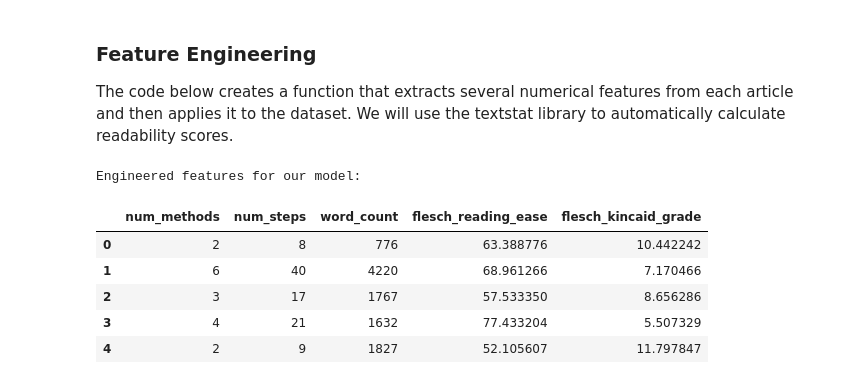
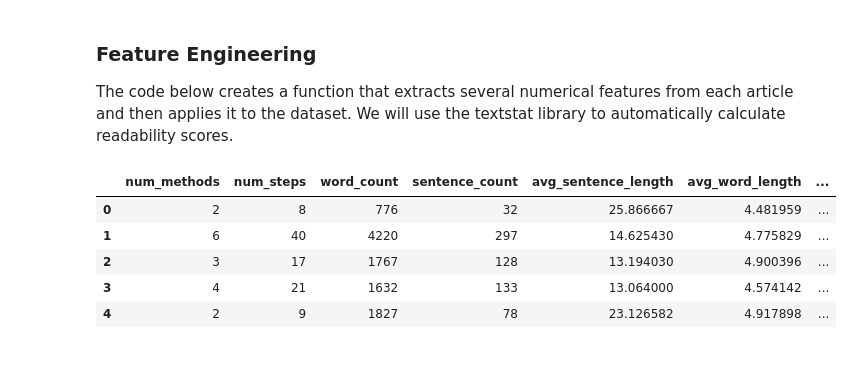
Before and after one commit to marcocastillo865/Instruction-Complexity-Analyzer, a Jupyter notebook: instruction_complexity_analyzer.ipynb, the cells around one changed output. Drawn from its saved outputs; the diff is of its cells as text; code cells hidden in the pictures.

Commit message:
updated requirements file with additional dependencies and added new features for model training and testing

```diff
--- a/instruction_complexity_analyzer.ipynb
+++ b/instruction_complexity_analyzer.ipynb
@@ -95,54 +94,60 @@ Plots generated successfully.
 ### Feature Engineering
 The code below creates a function that extracts several numerical features from each article and then applies it to the dataset. We will use the textstat library to automatically calculate readability scores.
 # %%
-def create_features(article):
+import textstat # A library for calculating readability scores
+import numpy as np # Import numpy for calculations
+
+def create_features_enhanced(article):
     """
     This function takes a single wikiHow article object and returns a
-    dictionary of engineered features.
+    dictionary of enhanced features.
     """
     features = {}
 
     try:
-        # 1. Structural Features (already calculated in your EDA)
-        # We recalculate them here to put them in the final features DataFrame
+        # 1. Structural Features
         features['num_methods'] = article.n_methods
         features['num_steps'] = sum(len(method.steps) for method in article.methods)
 
         # 2. Linguistic & Readability Features
-        # Combine all text into one block for analysis
         full_text = article.intro
         for method in article.methods:
             for step in method.steps:
                 full_text += " " + step.description
 
-        # Avoid division by zero for empty articles
-        if not full_text:
+        if not full_text.strip():
             return None
 
-        features['word_count'] = len(full_text.split())
+        # Calculate new text-based features
+        words = full_text.split()
+        word_count = len(words)
+        if word_count == 0:
+            return None # Skip if there's no text
 
-        # Using textstat to calculate standard readability scores
+        features['word_count'] = word_count
+        features['sentence_count'] = textstat.sentence_count(full_text)
+        features['avg_sentence_length'] = np.mean([len(s.split()) for s in full_text.split('.')])
+        features['avg_word_length'] = np.mean([len(w) for w in words])
+        features['unique_word_count'] = len(set(words))
+
+        # Readability scores from textstat
         features['flesch_reading_ease'] = textstat.flesch_reading_ease(full_text)
         features['flesch_kincaid_grade'] = textstat.flesch_kincaid_grade(full_text)
 
         return features
 
     except Exception as e:
-        return None # Return None for any articles that cause errors
+        return None
 
-# Apply this function to every article in your dataset
-feature_list = [create_features(row['info']) for index, row in data.iterrows()]
+# Apply the new function to your data
+feature_list_enhanced = [create_features_enhanced(row['info']) for index, row in data.iterrows()]
+features_df_enhanced = pd.DataFrame([f for f in feature_list_enhanced if f is not None])
 
-# Create a new DataFrame from our list of feature dictionaries
-features_df = pd.DataFrame([f for f in feature_list if f is not None])
-
-print("Engineered features for our model:")
-features_df.head()
+features_df_enhanced.head()
 # %% [output]
-Engineered features for our model:
-|  | num_methods | num_steps | word_count | flesch_reading_ease | flesch_kincaid_grade |
-| 0 | 2 | 8 | 776 | 63.388776 | 10.442242 |
-| 1 | 6 | 40 | 4220 | 68.961266 | 7.170466 |
-| 2 | 3 | 17 | 1767 | 57.533350 | 8.656286 |
-| 3 | 4 | 21 | 1632 | 77.433204 | 5.507329 |
-| 4 | 2 | 9 | 1827 | 52.105607 | 11.797847 |
+|  | num_methods | num_steps | word_count | sentence_count | avg_sentence_length | avg_word_length | ... |
+| 0 | 2 | 8 | 776 | 32 | 25.866667 | 4.481959 | ... |
+| 1 | 6 | 40 | 4220 | 297 | 14.625430 | 4.775829 | ... |
+| 2 | 3 | 17 | 1767 | 128 | 13.194030 | 4.900396 | ... |
+| 3 | 4 | 21 | 1632 | 133 | 13.064000 | 4.574142 | ... |
+| 4 | 2 | 9 | 1827 | 78 | 23.126582 | 4.917898 | ... |
```
Also changed, not shown: parts of 5 cells of this notebook, 1 other file.
